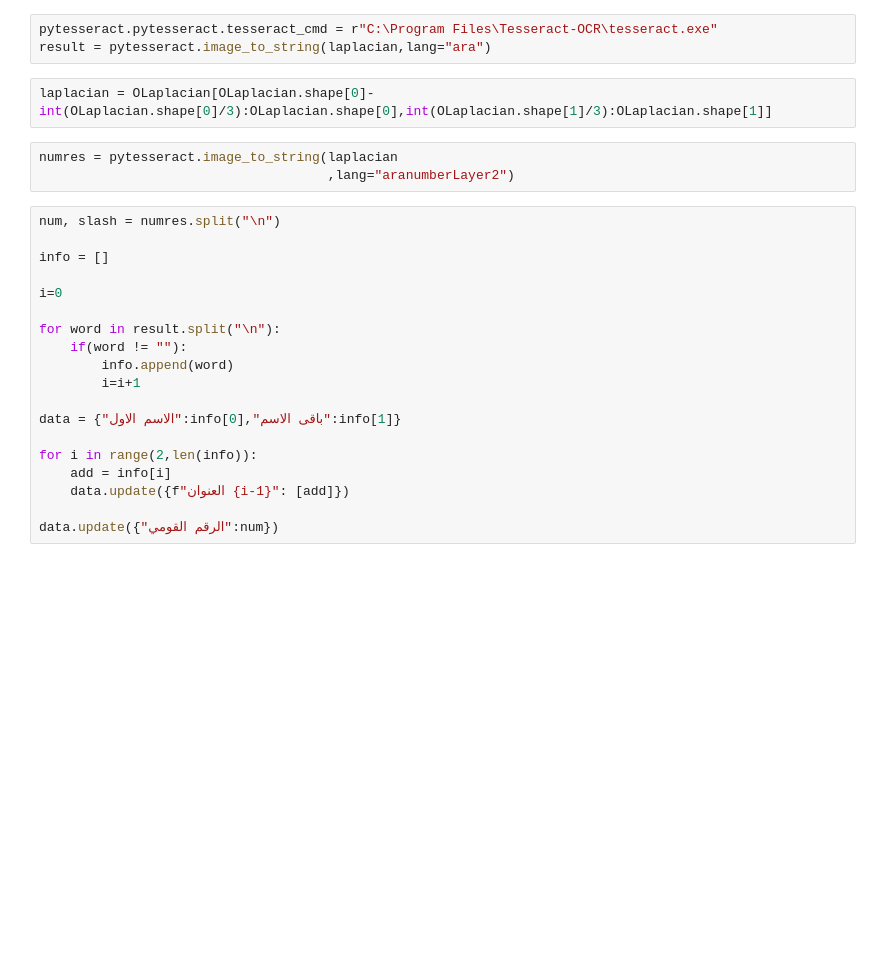
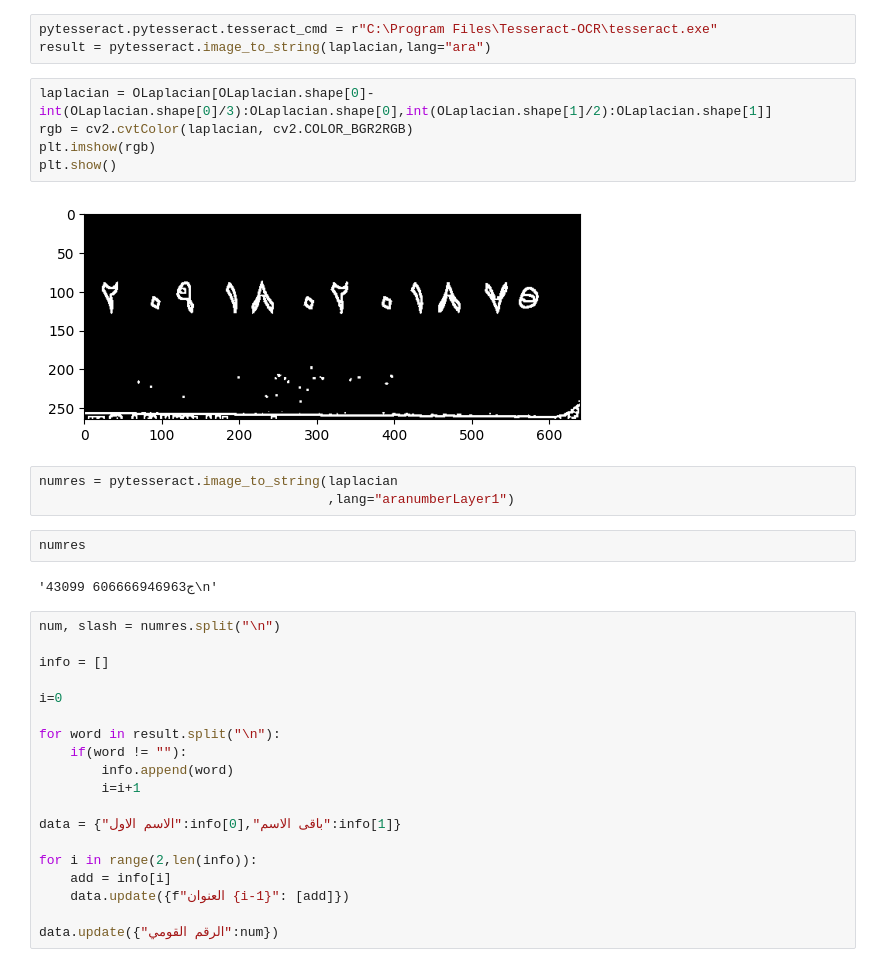
Before and after one commit to Abdulrahman7771/ElectroPi, a Jupyter notebook: ComputerVision/IDExpert.ipynb, the cells around one changed output. Drawn from its saved outputs; the diff is of its cells as text; blank space fills up the shorter version.

```diff
--- a/ComputerVision/IDExpert.ipynb
+++ b/ComputerVision/IDExpert.ipynb
@@ -50,10 +53,19 @@ plt.show()
 pytesseract.pytesseract.tesseract_cmd = r"C:\Program Files\Tesseract-OCR\tesseract.exe"
 result = pytesseract.image_to_string(laplacian,lang="ara")
 # %%
-laplacian = OLaplacian[OLaplacian.shape[0]-int(OLaplacian.shape[0]/3):OLaplacian.shape[0],int(OLaplacian.shape[1]/3):OLaplacian.shape[1]]
+laplacian = OLaplacian[OLaplacian.shape[0]-int(OLaplacian.shape[0]/3):OLaplacian.shape[0],int(OLaplacian.shape[1]/2):OLaplacian.shape[1]]
+rgb = cv2.cvtColor(laplacian, cv2.COLOR_BGR2RGB)
+plt.imshow(rgb)
+plt.show()
+# %% [output]
+[figure, added]
 # %%
 numres = pytesseract.image_to_string(laplacian
-                                     ,lang="aranumberLayer2")
+                                     ,lang="aranumberLayer1")
+# %%
+numres
+# %% [output]
+'43099 6066669469ج63\n'
 # %%
 num, slash = numres.split("\n")
 
```
Also changed, not shown: parts of 7 cells of this notebook, 3 other files.
